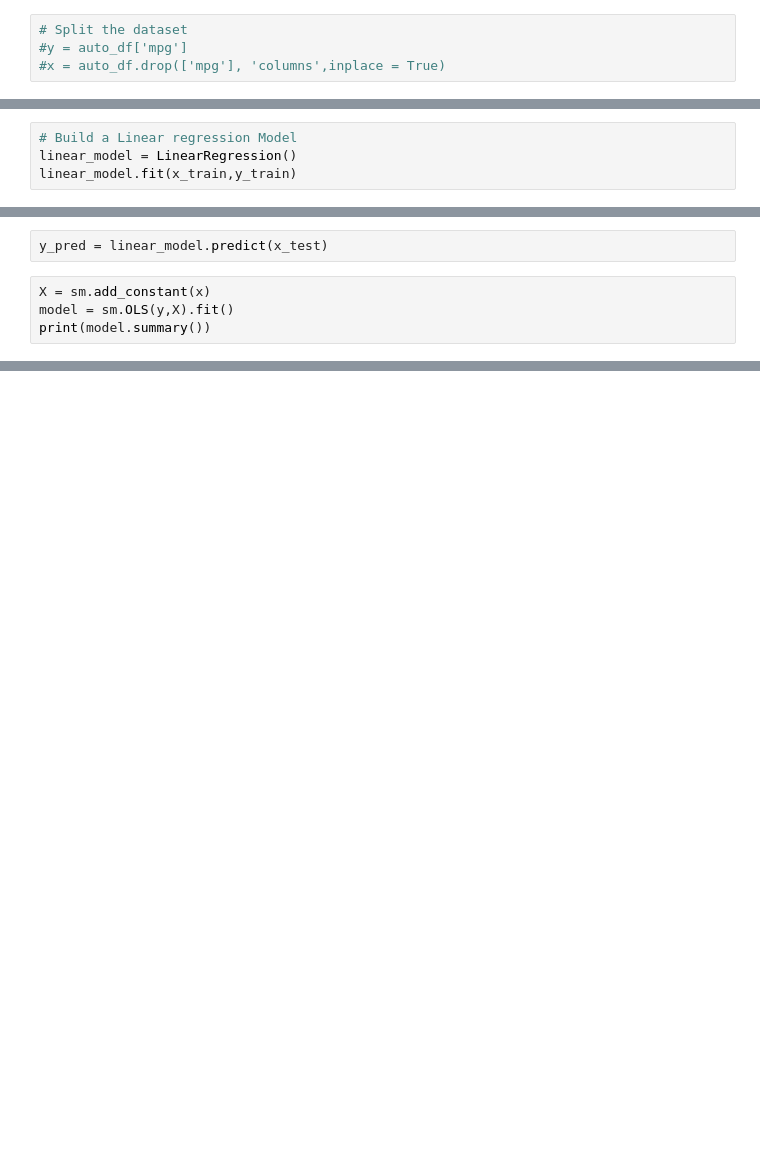
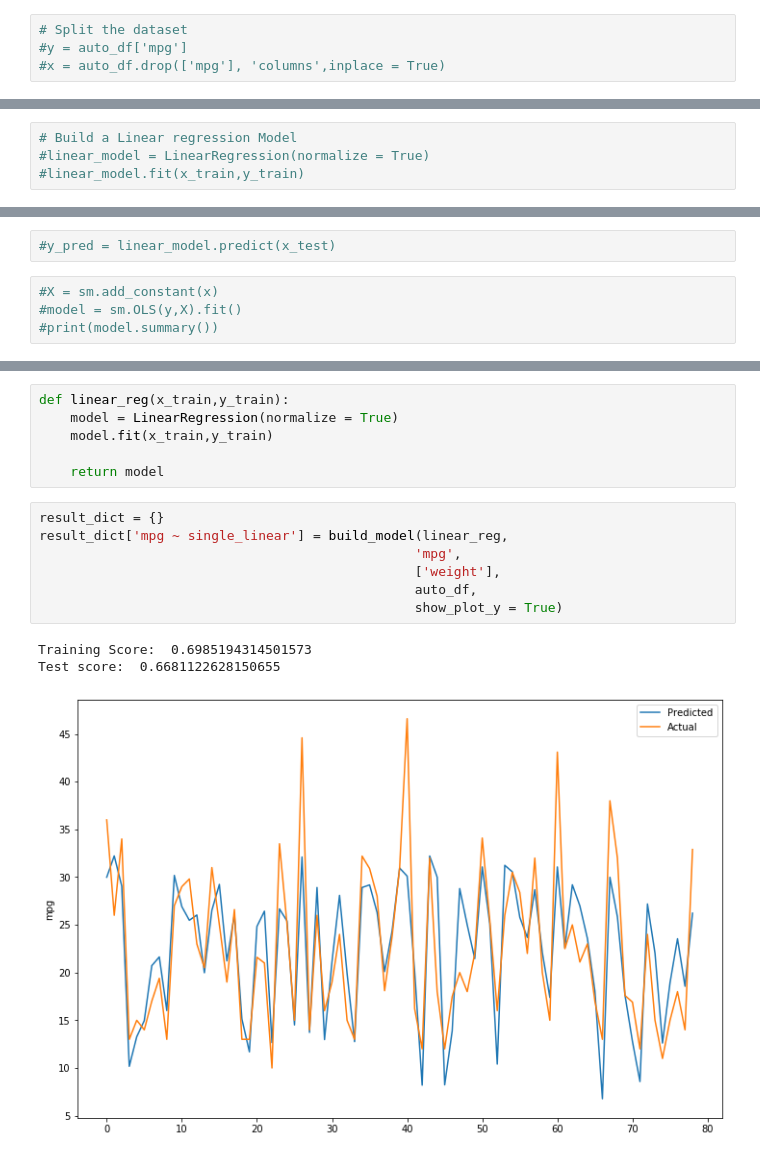
Before and after one commit to PriyaVj-UW/DS-Playground, a Jupyter notebook: AutomobileMpg - Linear regression with regularization.ipynb, the cells around one changed output, grey strips where cells are left out. Drawn from its saved outputs; the diff is of its cells as text; blank space fills up the shorter version.

```diff
--- a/AutomobileMpg - Linear regression with regularization.ipynb
+++ b/AutomobileMpg - Linear regression with regularization.ipynb
@@ -144,4 +156,4 @@ x_train,x_test,y_train,y_test = train_test_split(x,y,test_size = 0.2)
 # %%
 # Build a Linear regression Model
-linear_model = LinearRegression()
-linear_model.fit(x_train,y_train)
+#linear_model = LinearRegression(normalize = True)
+#linear_model.fit(x_train,y_train)
@@ -150,6 +160,6 @@ LinearRegression(copy_X=True, fit_intercept=True, n_jobs=None, normalize=False)
 # %%
-y_pred = linear_model.predict(x_test)
+#y_pred = linear_model.predict(x_test)
 # %%
-X = sm.add_constant(x)
-model = sm.OLS(y,X).fit()
-print(model.summary())
+#X = sm.add_constant(x)
+#model = sm.OLS(y,X).fit()
+#print(model.summary())
@@ -173,0 +218,17 @@ strong multicollinearity or other numerical problems.
+# %%
+def linear_reg(x_train,y_train):
+    model = LinearRegression(normalize = True)
+    model.fit(x_train,y_train)
+
+    return model
+# %%
+result_dict = {}
+result_dict['mpg ~ single_linear'] = build_model(linear_reg,
+                                                'mpg',
+                                                ['weight'],
+                                                auto_df,
+                                                show_plot_y = True)
+# %% [output]
+Training Score:  0.6985194314501573
+Test score:  0.6681122628150655
+[figure, added]
```
Also changed, not shown: parts of 16 cells of this notebook.
